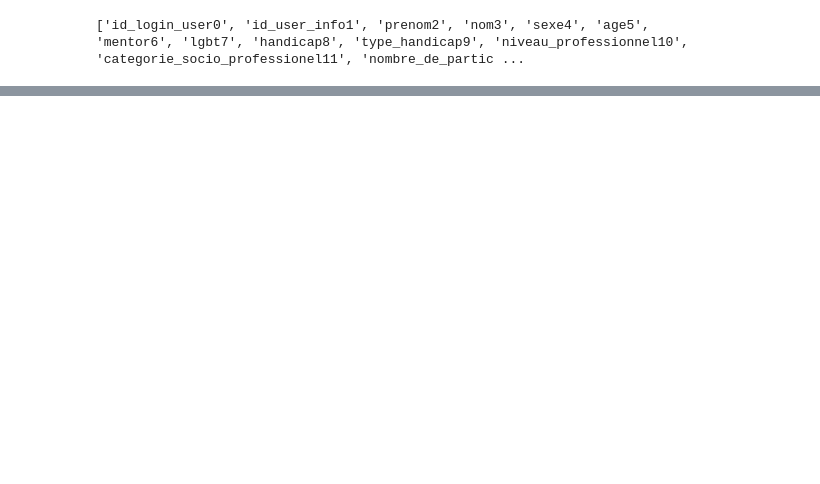
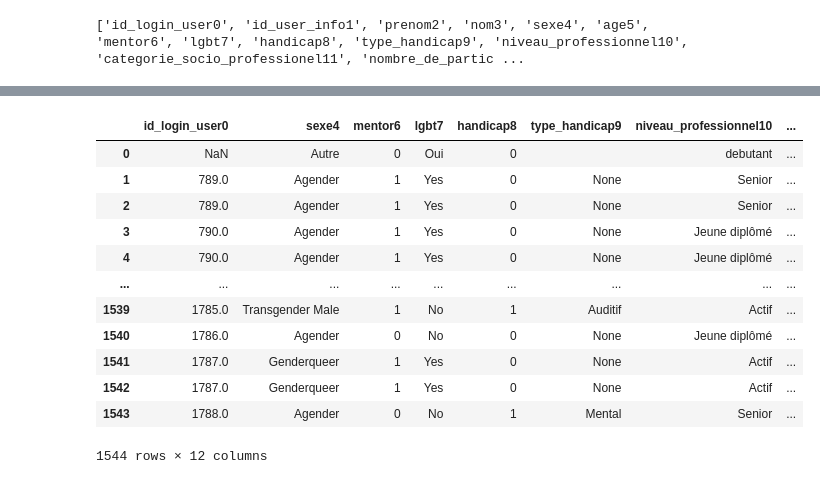
Before and after one commit to kaledguz/HackathonWCS, a Jupyter notebook: ML/extractsql_to_parquet.ipynb, the cells around one changed output, grey strips where cells are left out. Saved outputs shown, nothing was run; the diff lists cells and outputs as text; code cells hidden in the pictures; blank space fills up the shorter version.

Commit message:
maJ fichier nettoyage pour ML

```diff
--- a/ML/extractsql_to_parquet.ipynb
+++ b/ML/extractsql_to_parquet.ipynb
@@ -75,0 +84,45 @@ df
+# %%
+pd.set_option("display.max_columns", None)
+# %%
+# clean du df pour le ML
+df.drop(columns=[
+                 'id_user_info1',
+                 'prenom2',
+                 'nom3',
+                 'age5',
+                 'nombre_de_participation12',
+                 'id_mentorat13',
+                 'email14',
+                 'mot_de_passe15',
+                 'created_at16'	,
+                 'last_connection_at17',
+                 'id_mentorat20',
+                 'created_at27',
+                 'updated_at28',
+                 'created_at32',
+                 'updated_at33',
+                  'id_utilisateur_mentor29',
+                  'id_utilisateur_mentoret30',
+                  'id_mentorat31',
+                  'id_mentorat23'	,
+                  'id_utilisateur_mentor24',
+                  'sujet_du_mentorat26',
+                  'id_utilisateur_mentoret25'
+
+                 ], inplace=True)
+# %%
+df
+# %% [output]
+|  | id_login_user0 | sexe4 | mentor6 | lgbt7 | handicap8 | type_handicap9 | niveau_professionnel10 | ... |
+| 0 | NaN | Autre | 0 | Oui | 0 |  | debutant | ... |
+| 1 | 789.0 | Agender | 1 | Yes | 0 | None | Senior | ... |
+| 2 | 789.0 | Agender | 1 | Yes | 0 | None | Senior | ... |
+| 3 | 790.0 | Agender | 1 | Yes | 0 | None | Jeune diplômé | ... |
+| 4 | 790.0 | Agender | 1 | Yes | 0 | None | Jeune diplômé | ... |
+| ... | ... | ... | ... | ... | ... | ... | ... | ... |
+| 1539 | 1785.0 | Transgender Male | 1 | No | 1 | Auditif | Actif | ... |
+| 1540 | 1786.0 | Agender | 0 | No | 0 | None | Jeune diplômé | ... |
+| 1541 | 1787.0 | Genderqueer | 1 | Yes | 0 | None | Actif | ... |
+| 1542 | 1787.0 | Genderqueer | 1 | Yes | 0 | None | Actif | ... |
+| 1543 | 1788.0 | Agender | 0 | No | 1 | Mental | Senior | ... |
+1544 rows × 12 columns
```
Also changed, not shown: parts of 18 cells of this notebook, 2 other files.
